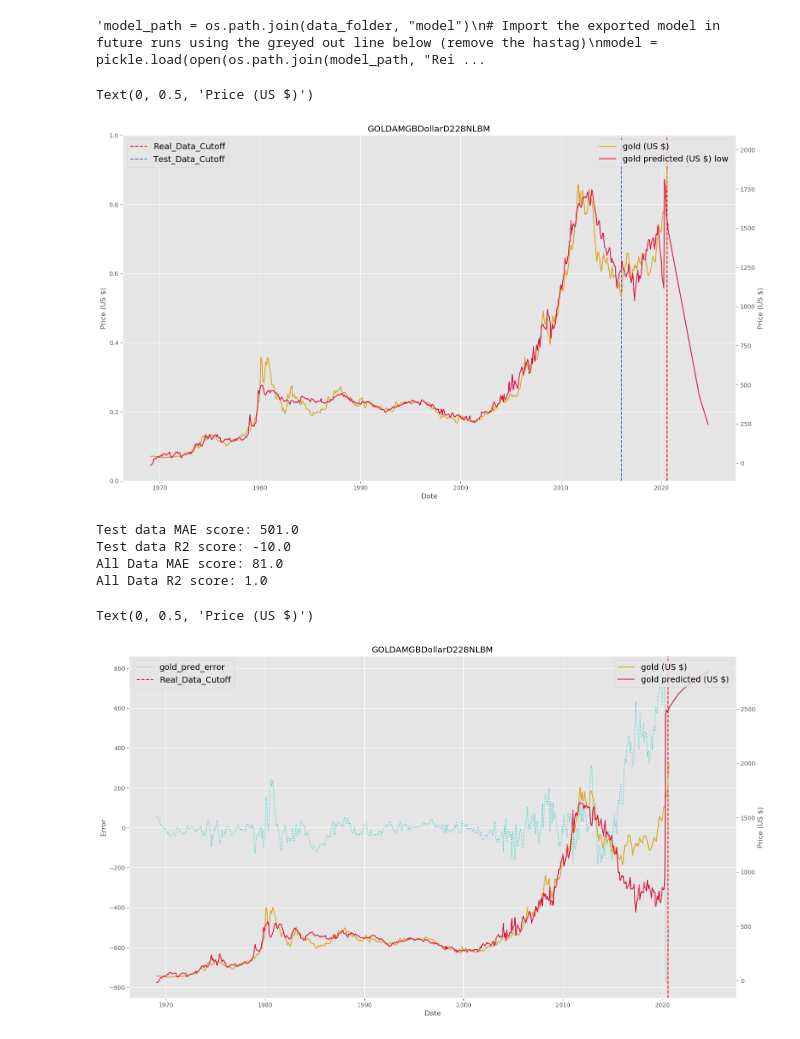
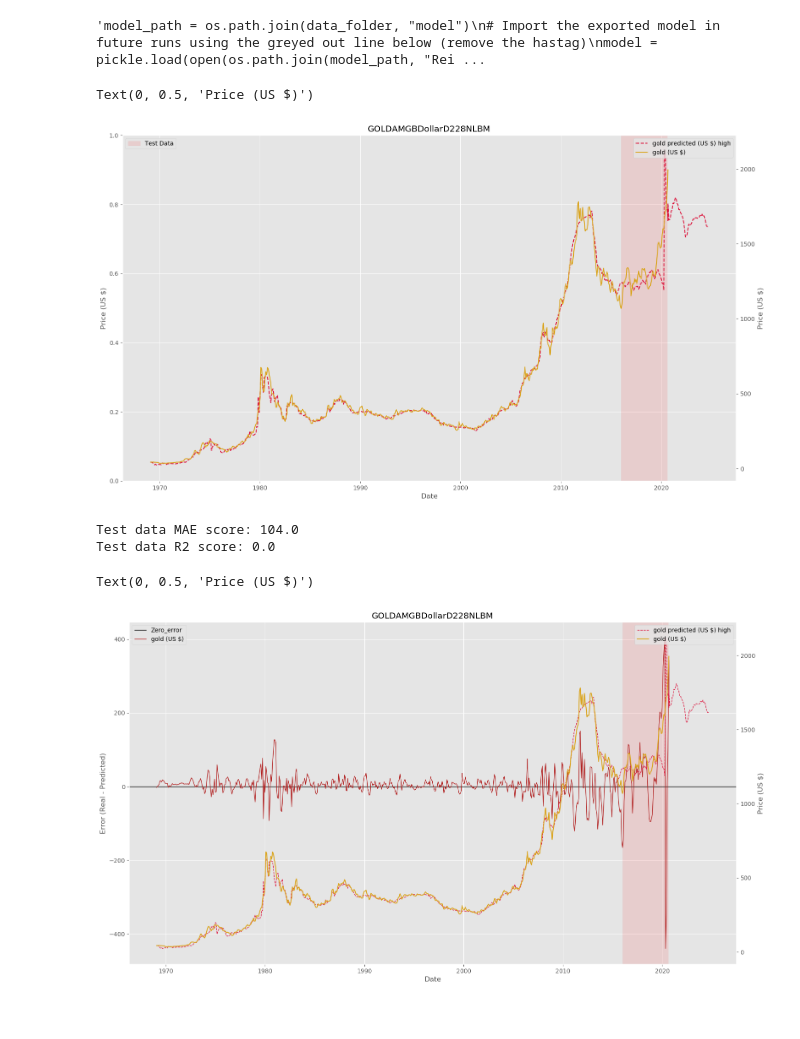
Before and after one commit to sameckford/Always_believe_in_Gold, a Jupyter notebook: Deep_Learning_approach.ipynb, the cells around one changed output. Cells and saved outputs as stored; diff of their text form; code cells hidden in the pictures.

```diff
--- a/Deep_Learning_approach.ipynb
+++ b/Deep_Learning_approach.ipynb
@@ -36,0 +32,4 @@ hml_list = ['high', 'mid', 'low']
+# %%
+parameter_list = ['Industrial Production_Manufacturing (NAICS)', 'Federal Debt Held by Federal Reserve Banks', 'Unemployment_Rate', 'FEDFUNDS', 'Fed Debt_Total Public Debt as Perc of GDP']
+none_list = ['All Employees, Retail Trade', 'IndustrialProductionGoldSilver21222S',]
+parameter_list
@@ -96,0 +63,12 @@ Epoc
+# %%
+## Setup the model for training, parameters here can and should be adjusted to create the best model.
+classifier = Sequential()
+classifier.add(Dense(output_dim = 80, init = 'uniform', activation = 'relu', input_dim = input_neuron))
+classifier.add(Dense(output_dim = 40, init = 'uniform', activation = 'relu'))
+classifier.add(Dense(output_dim = 20, init = 'uniform', activation = 'relu'))
+classifier.add(Dense(output_dim = 10, init = 'uniform', activation = 'relu'))
+classifier.add(Dense(output_dim = 1, init = 'uniform', activation = 'linear'))
+
+classifier.compile(optimizer = 'NAdam', loss = 'mean_squared_error', metrics = ["mae"])
+## '.fit' starts the training. 30 seconds to 2 minutes to run.
+classifier.fit(X_train, y_train, batch_size = 32, nb_epoch = 500, validation_split= 0.1)
@@ -151,15 +142,9 @@ df_global_low.index = pd.to_datetime(df_global_low.index)
 # %%
 # Compute the prediction error
-df_global_high['gold_pred_error'] = df_global_high['GOLDAMGBDollarD228NLBM'] - df_global_high['gold_pred']
+df_global['gold_pred_error'] = df_global['GOLDAMGBDollarD228NLBM'] - df_global['gold_pred']
 # Compute the cumulative error for gold
-df_global_high['cumulative_error'] = df_global_high['gold_pred_error'].cumsum()
-
-df_global_mid['gold_pred_error'] = df_global_mid['GOLDAMGBDollarD228NLBM'] - df_global_mid['gold_pred']
-df_global_mid['cumulative_error'] = df_global_mid['gold_pred_error'].cumsum()
-df_global_low['gold_pred_error'] = df_global_low['GOLDAMGBDollarD228NLBM'] - df_global_low['gold_pred']
-df_global_low['cumulative_error'] = df_global_low['gold_pred_error'].cumsum()
+df_global['cumulative_error'] = df_global['gold_pred_error'].cumsum()
 # %%
-#for m, n in zip(hml_list, lmh_list):
 # Visualising the Linear Regression results.
 fig, ax1 = plt.subplots()
 j = 'GOLDAMGBDollarD228NLBM'
@@ -167,12 +152,14 @@ k = 'gold_pred_error'
 l = 'gold_pred'
 
 #ax1.plot(df_global.index, df_global[k], label=k, c='mediumturquoise')
-ax1.axvline(x=dt.date(2020, 8, 1), linestyle='--', color='red', label='Real_Data_Cutoff')
-ax1.axvline(x=dt.date(2016, 1, 1), linestyle='--', color='royalblue', label='Test_Data_Cutoff')
+#ax1.axvline(x=dt.date(2020, 8, 1), linestyle='--', color='black', label='Real_Data_Cutoff', linewidth=1)
+#ax1.axvline(x=dt.date(2016, 1, 1), linestyle=':', color='black', label='Test_Data_Cutoff', linewidth=1)
 
 ax2 = ax1.twinx()
-ax2.plot(df_global_high.index, df_global_high[j], label='gold (US $)', c='goldenrod')
-ax2.plot(df_global_high.index, df_global_high[l], label='gold predicted (US $) ' + m, c='crimson')
+ax1.axvspan(dt.date(2016, 1, 1), dt.date(2020, 8, 1), alpha=0.1, color='red', label='Test Data')
+ax2.plot(df_global.index, df_global[l], label='gold predicted (US $) high', c='crimson', linestyle='dashed')
+ax2.plot(df_global.index, df_global[j], label='gold (US $)', c='goldenrod')
+
 
 #ax1.ylim(0, 15)
 plt.title(j)
@@ -188,49 +175,48 @@ ax2.set_ylabel('Price (US $)')
 #plt.savefig('cumulative_error_20_countries_XGB_dpi300.jpeg', dpi=300)
 # %% [output]
 Text(0, 0.5, 'Price (US $)')
-[figure, old version]
+[figure, new version]
 # %%
 ## Calculate the mean absolute error and R2 scores for the predicted vs real test data.
 print(f"Test data MAE score: {np.round(mean_absolute_error(df1.loc[df1.index < '2020-08-31'][gold_col], df1.loc[df1.index < '2020-08-31']['gold_pred']))}")
 print(f"Test data R2 score: {np.round(r2_score(df1.loc[df1.index < '2020-08-31'][gold_col], df1.loc[df1.index < '2020-08-31']['gold_pred']))}")
-## Calculate the mean absolute error and R2 scores for the predicted vs real all data.
-print(f"All Data MAE score: {np.round(mean_absolute_error(df_global.loc[df_global.index < '2020-08-31'][gold_col], df_global.loc[df_global.index < '2020-08-31']['gold_pred']))}")
-print(f"All Data R2 score: {np.round(r2_score(df_global.loc[df_global.index < '2020-08-31'][gold_col], df_global.loc[df_global.index < '2020-08-31']['gold_pred']))}")
 # %% [output]
-Test data MAE score: 501.0
-Test data R2 score: -10.0
-All Data MAE score: 81.0
-All Data R2 score: 1.0
+Test data MAE score: 104.0
+Test data R2 score: 0.0
 # %%
 # Visualising the Linear Regression results.
 fig, ax1 = plt.subplots()
 j = 'GOLDAMGBDollarD228NLBM'
 k = 'gold_pred_error'
 l = 'gold_pred'
 
-ax1.plot(df_global.index, df_global[k], label=k, c='mediumturquoise', linestyle=':')
-ax1.axvline(x=dt.date(2020, 8, 1), linestyle='--', color='red', label='Real_Data_Cutoff')
-
+#ax1.plot(df_global.index, df_global[k], label=k, c='mediumturquoise')
+#ax1.axvline(x=dt.date(2020, 8, 1), linestyle='--', color='black', label='Real_Data_Cutoff', linewidth=1)
+#ax1.axvline(x=dt.date(2016, 1, 1), linestyle=':', color='black', label='Test_Data_Cutoff', linewidth=1)
+ax1.axhline(y=0, color='black', label='Zero_error', linewidth=1)
 
 ax2 = ax1.twinx()
+ax1.axvspan(dt.date(2016, 1, 1), dt.date(2020, 8, 1), alpha=0.1, color='red')
+ax2.plot(df_global.index, df_global[l], label='gold predicted (US $) high', c='crimson', linestyle='dashed', linewidth=1)
+ax1.plot(df_global.index, df_global[k], label='gold (US $)', c='firebrick', linewidth=1)
 ax2.plot(df_global.index, df_global[j], label='gold (US $)', c='goldenrod')
-ax2.plot(df_global.index, df_global[l], label='gold predicted (US $)', c='crimson')
+
 
 #ax1.ylim(0, 15)
 plt.title(j)
 plt.xlabel('Date')
 plt.grid()
 ax1.legend(loc=2)
 ax2.legend(loc=1)
 fig.set_size_inches(18.5, 10.5)
 
 ax1.set_xlabel('Date')
-ax1.set_ylabel('Error')
+ax1.set_ylabel('Error (Real - Predicted)')
 ax2.set_ylabel('Price (US $)')
 #plt.savefig('cumulative_error_20_countries_XGB_dpi300.jpeg', dpi=300)
 # %% [output]
 Text(0, 0.5, 'Price (US $)')
-[figure, old version]
+[figure, new version]
 # %%
 ## Check for the directory and output the df_global dataframe.
 if os.path.exists(os.path.join(os.getcwd(), "model_predictions")) is False:
```
Also changed, not shown: parts of 12 cells of this notebook, 42 other files.
